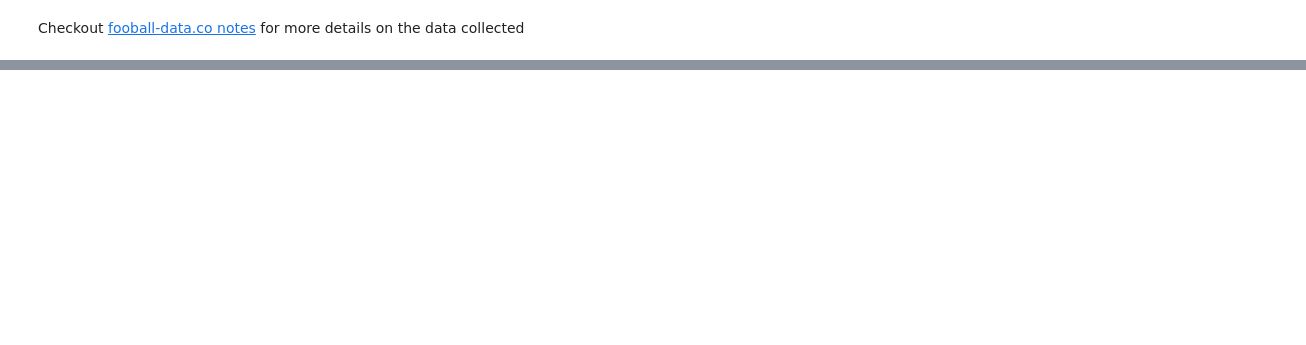
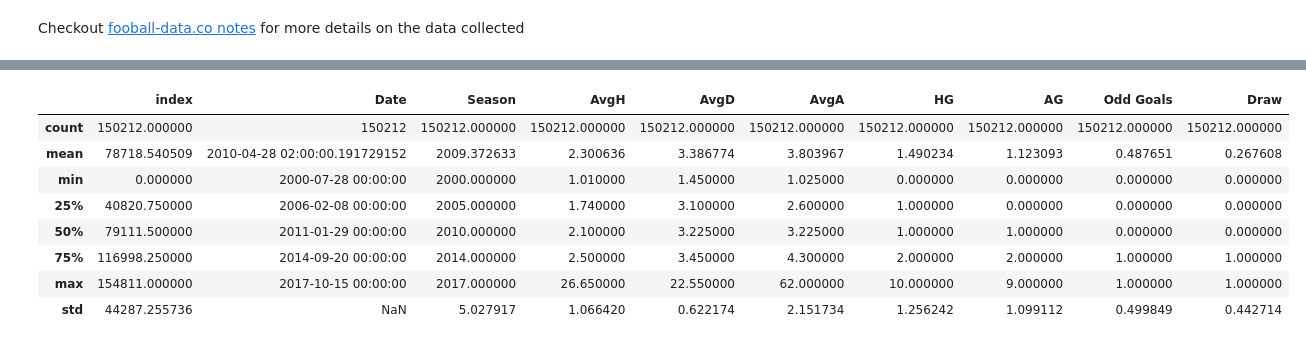
Before and after one commit to The-Professor99/ML_Practice, a Jupyter notebook: 002_Classification_Odd_Even_Football_Results.ipynb, the cells around one changed output, grey strips where cells are left out. Cells and saved outputs as stored; diff of their text form; code cells hidden in the pictures; blank space fills up the shorter version.

Commit message:
update odd/even goals classification notebook

```diff
--- a/002_Classification_Odd_Even_Football_Results.ipynb
+++ b/002_Classification_Odd_Even_Football_Results.ipynb
@@ -78,0 +117,12 @@ dataset
+# %%
+train_dataset.describe()
+# %% [output]
+|  | index | Date | Season | AvgH | AvgD | AvgA | HG | AG | Odd Goals | Draw |
+| count | 150212.000000 | 150212 | 150212.000000 | 150212.000000 | 150212.000000 | 150212.000000 | 150212.000000 | 150212.000000 | 150212.000000 | 150212.000000 |
+| mean | 78718.540509 | 2010-04-28 02:00:00.191729152 | 2009.372633 | 2.300636 | 3.386774 | 3.803967 | 1.490234 | 1.123093 | 0.487651 | 0.267608 |
+| min | 0.000000 | 2000-07-28 00:00:00 | 2000.000000 | 1.010000 | 1.450000 | 1.025000 | 0.000000 | 0.000000 | 0.000000 | 0.000000 |
+| 25% | 40820.750000 | 2006-02-08 00:00:00 | 2005.000000 | 1.740000 | 3.100000 | 2.600000 | 1.000000 | 0.000000 | 0.000000 | 0.000000 |
+| 50% | 79111.500000 | 2011-01-29 00:00:00 | 2010.000000 | 2.100000 | 3.225000 | 3.225000 | 1.000000 | 1.000000 | 0.000000 | 0.000000 |
+| 75% | 116998.250000 | 2014-09-20 00:00:00 | 2014.000000 | 2.500000 | 3.450000 | 4.300000 | 2.000000 | 2.000000 | 1.000000 | 1.000000 |
+| max | 154811.000000 | 2017-10-15 00:00:00 | 2017.000000 | 26.650000 | 22.550000 | 62.000000 | 10.000000 | 9.000000 | 1.000000 | 1.000000 |
+| std | 44287.255736 | NaN | 5.027917 | 1.066420 | 0.622174 | 2.151734 | 1.256242 | 1.099112 | 0.499849 | 0.442714 |
```
Also changed, not shown: parts of 54 cells of this notebook.
